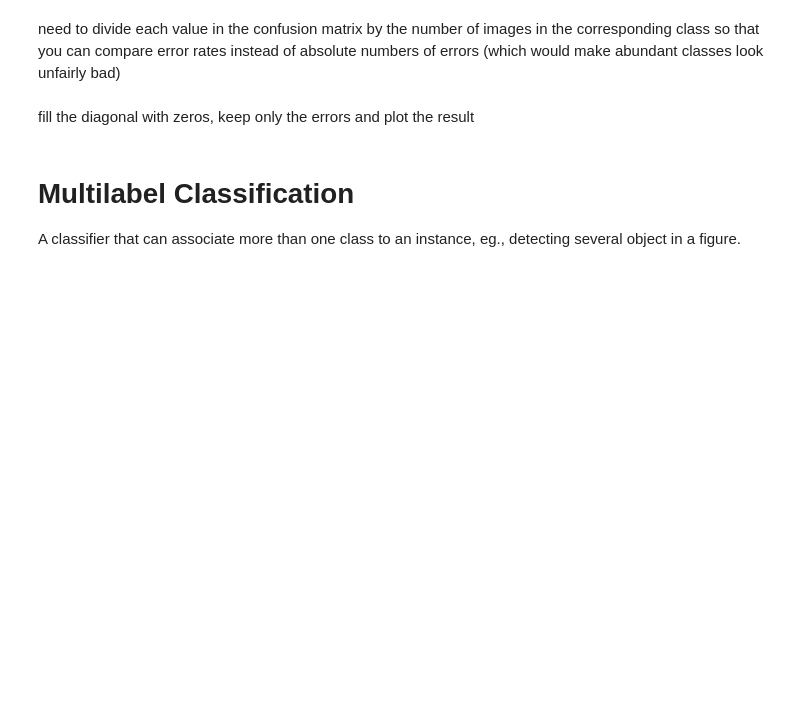
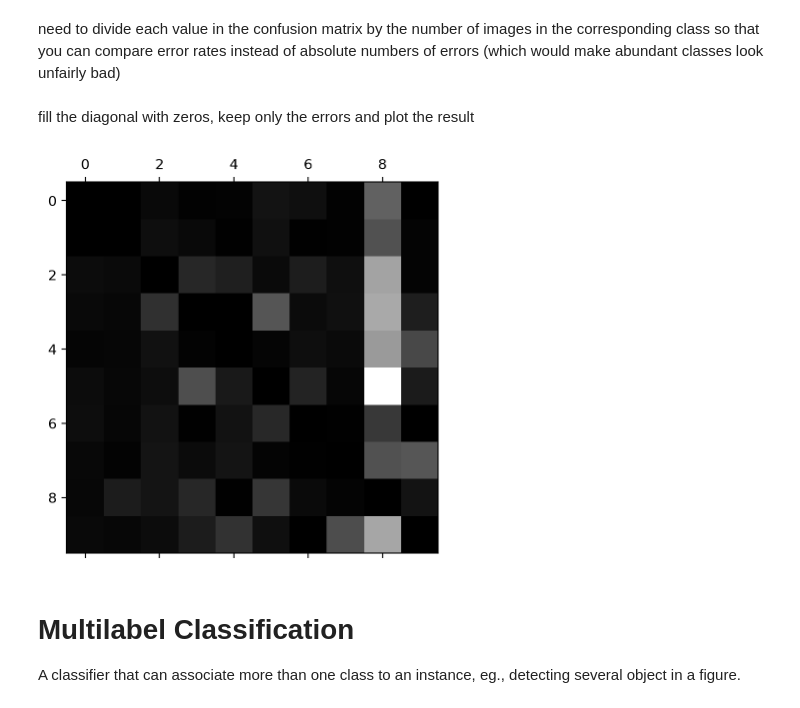
Before and after one commit to Anand-Ramdas-Kale/learning-basics, a Jupyter notebook: et/ch_3_classification_homl.ipynb, the cells around one changed output. Cells and saved outputs as stored; diff of their text form; code cells hidden in the pictures; blank space fills up the shorter version.

```diff
--- a/et/ch_3_classification_homl.ipynb
+++ b/et/ch_3_classification_homl.ipynb
@@ -393,8 +425,10 @@ norm_conf_mx = conf_mx / row_sums
 fill the diagonal with zeros, keep only the errors and plot the result
 # %%
 np.fill_diagonal(norm_conf_mx, 0)
-plt.matshow(norm_conf_mx, cmap=plt.cmap.gray)
+plt.matshow(norm_conf_mx, cmap='gray')
 plt.show()
+# %% [output]
+[figure, added]
 # %% [markdown]
 # Multilabel Classification
 
```
Also changed, not shown: parts of 12 cells of this notebook.
